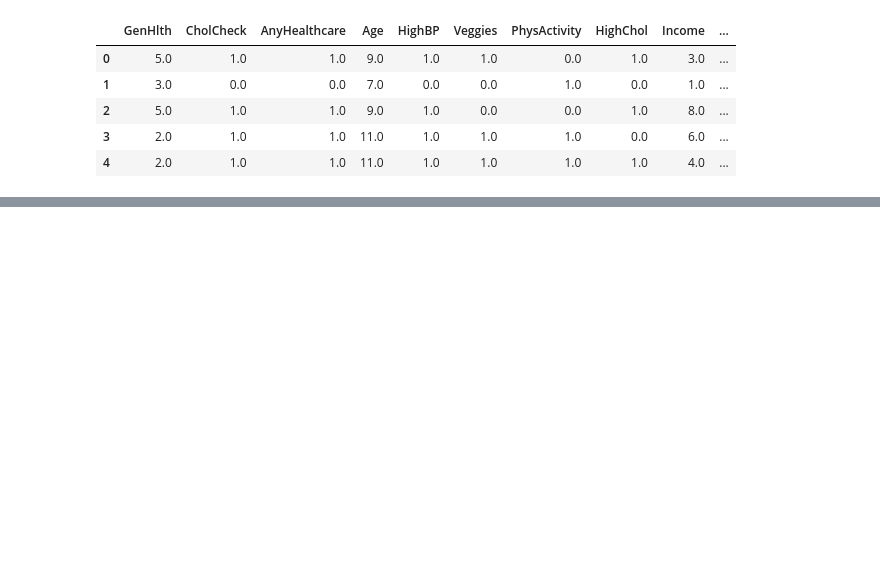
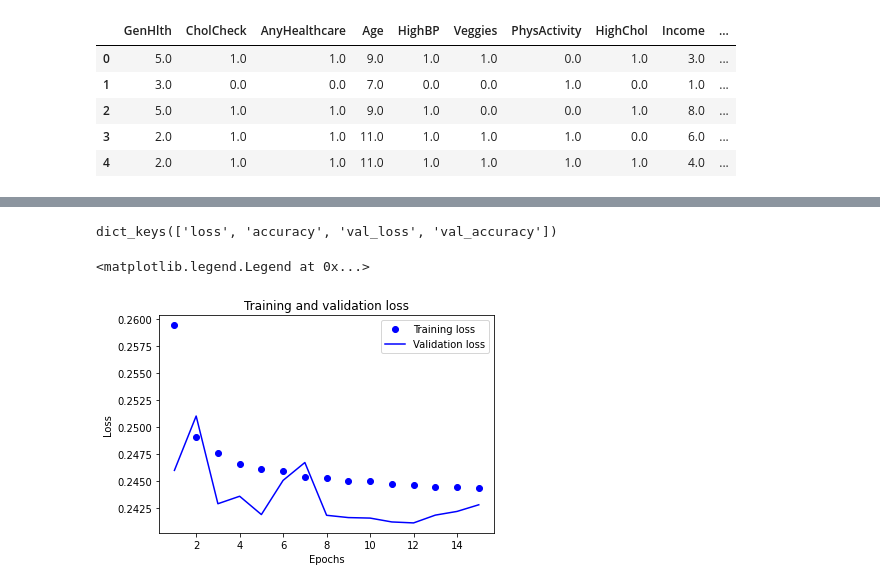
Before and after one commit to OzelotVanilla/PythonCourseRepos, a Jupyter notebook: model_training_experiment.ipynb, the cells around one changed output, grey strips where cells are left out. Cells and saved outputs as stored; diff of their text form; code cells hidden in the pictures; blank space fills up the shorter version.

Commit message:
Add dataset_2015 model trainning code in Jupyter

```diff
--- a/model_training_experiment.ipynb
+++ b/model_training_experiment.ipynb
@@ -101,3 +110,24 @@ df_2015_fs.head()
 | 2 | 5.0 | 1.0 | 1.0 | 9.0 | 1.0 | 0.0 | 0.0 | 1.0 | 8.0 | ... |
 | 3 | 2.0 | 1.0 | 1.0 | 11.0 | 1.0 | 1.0 | 1.0 | 0.0 | 6.0 | ... |
 | 4 | 2.0 | 1.0 | 1.0 | 11.0 | 1.0 | 1.0 | 1.0 | 1.0 | 4.0 | ... |
+# %%
+x = df_2015_fs.values
+y = df_2015["HeartDisease"].values
+x_train, x_test, y_train, y_test = train_test_split(x, y, train_size=0.8, test_size=0.2, random_state=0)
+train_y = to_categorical(train_y)
+test_y = to_categorical(test_y)
+# %%
+from keras.models import Sequential
+from keras.layers import Dense
+# Build a model
+model = Sequential()
+# add layers to model, 1 input layer, two hidden layers and 1 output layer with tow nodes
+model.add(Dense(16, activation='relu', input_dim=15))
+model.add(Dense(16, activation='relu'))
+model.add(Dense(1, activation='sigmoid'))
+# compile model using accuracy to measure model performance
+model.compile(optimizer='adam', loss='binary_crossentropy', metrics=['accuracy'])
+# %%
+from keras.callbacks import EarlyStopping
+early_stopping_callback = EarlyStopping(monitor='val_loss', patience=3, verbose=1)
+history = model.fit(x_train, y_train, epochs=20, validation_data=(x_test, y_test),callbacks=[early_stopping_callback])
@@ -103,0 +152,20 @@ df_2015_fs.head()
+# %%
+history_dict = history.history
+history_dict.keys()
+# %% [output]
+dict_keys(['loss', 'accuracy', 'val_loss', 'val_accuracy'])
+# %%
+import matplotlib.pyplot as plt
+%matplotlib inline
+loss_values = history_dict['loss']
+val_loss_values = history_dict['val_loss']
+epochs = range(1,len(loss_values)+1)
+plt.plot(epochs,loss_values,'bo',label='Training loss')
+plt.plot(epochs,val_loss_values,'b',label='Validation loss')
+plt.title('Training and validation loss')
+plt.xlabel('Epochs')
+plt.ylabel('Loss')
+plt.legend()
+# %% [output]
+<matplotlib.legend.Legend at 0x...>
+[figure, added]
```
Also changed, not shown: parts of 4 cells of this notebook, 1 other file.
